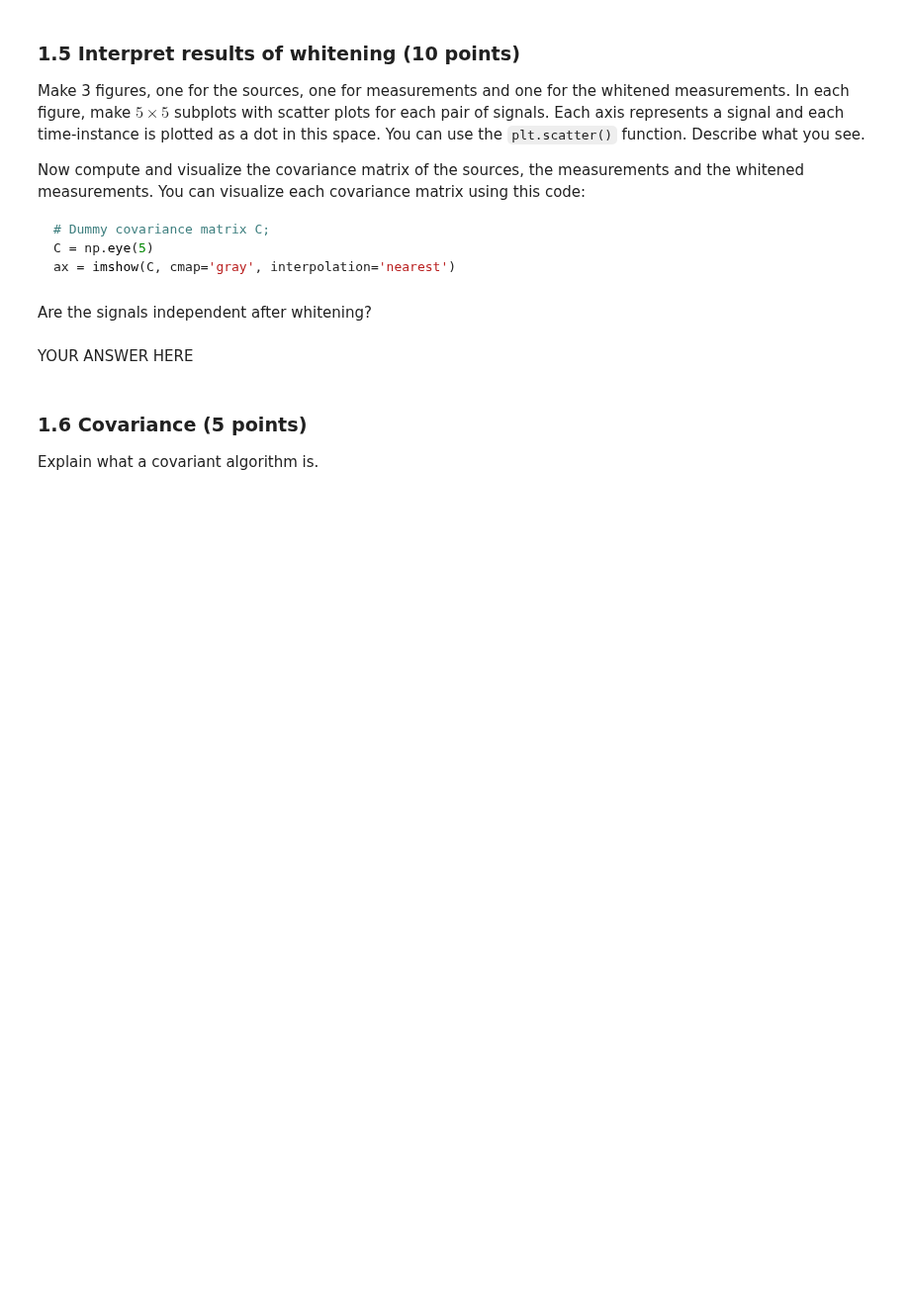
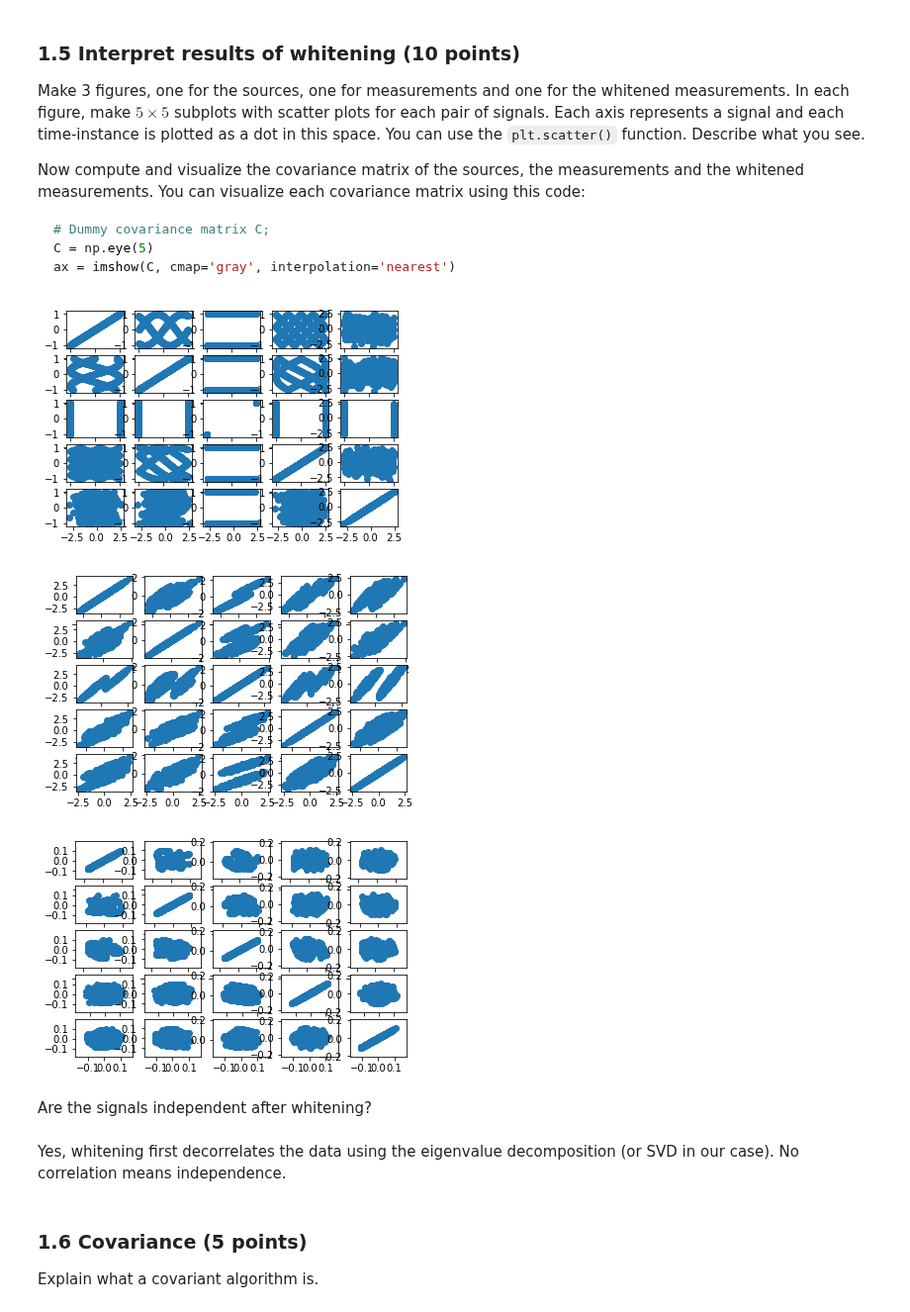
Before and after one commit to DAAAAAAAAAAAAAAAAN/ml2labs, a Jupyter notebook: lab1/lab1.ipynb, the cells around one changed output. Shown at 99% size. Cells and saved outputs as stored; diff of their text form; code cells hidden in the pictures; blank space fills up the shorter version.

```diff
--- a/lab1/lab1.ipynb
+++ b/lab1/lab1.ipynb
@@ -265,11 +265,18 @@ plot_actv(a, priors)
 # %% [markdown]
 ### 1.4 Whitening (15 points)
 Some ICA algorithms can only learn from whitened data. Write a method `whiten(X)` that takes a $M \times T$ data matrix $\mathbf{X}$ (where $M$ is the dimensionality and $T$ the number of examples) and returns a whitened matrix. If you forgot what whitening is or how to compute it, various good sources are available online, such as http://courses.media.mit.edu/2010fall/mas622j/whiten.pdf. Your function should also center the data before whitening.
-# %%
-### 1.4 Whitening
-def whiten(X):
-    # YOUR CODE HERE
-    raise NotImplementedError()
+# %%
+### 1.4 Whitening
+import numpy.matlib
+def whiten(X):
+    # center matrix
+#     Xw = X
+#     for i in range(X.shape[0]):
+#         Xw[i] -= mean(Xw[i])
+    Xw = (X.T - (mean(X, 1)).T).T
+    # use SVD to perform whitening
+    U, s, Vt = np.linalg.svd(Xw, full_matrices=False)
+    return np.dot(U, Vt)
 # %%
 ### Test your function
 Xw = whiten(X)
@@ -291,7 +294,29 @@ raise NotImplementedError()
+# %%
+### 1.5 Interpret results of whitening
+import itertools
+def plot_signalpairs (X):
+    for i,j in itertools.product(range(0,5), repeat=2):
+        plt.subplot(5,5, i*5+j+1)
+        x = X[i]
+        y = X[j]
+        plt.scatter(x,y)
+plt.figure(1)
+plot_signalpairs(S)
+
+plt.figure(2)
+plot_signalpairs(X)
+
+plt.figure(3)
+Y = whiten(X)
+plot_signalpairs(Y)
+# %% [output]
+[figure, added]
+[figure, added]
+[figure, added]
 # %% [markdown]
 Are the signals independent after whitening?
-# %% [markdown]
-YOUR ANSWER HERE
+# %% [markdown]
+Yes, whitening first decorrelates the data using the eigenvalue decomposition (or SVD in our case). No correlation means independence.
 # %% [markdown]
 ### 1.6 Covariance (5 points)
 Explain what a covariant algorithm is.
```
Also changed, not shown: parts of 4 cells of this notebook.
